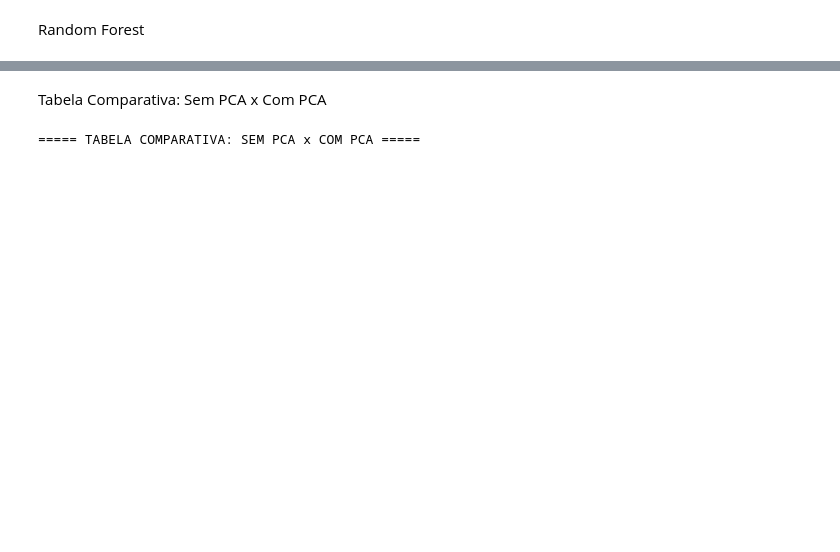
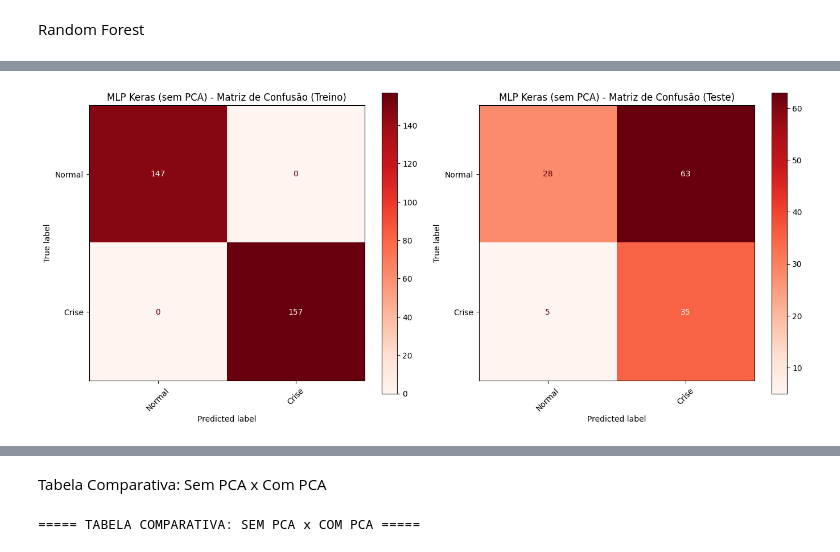
Before and after one commit to tcc-financial-crisis/treinamento-modelos-base-nova, a Jupyter notebook: treinamento_todas_features_no_grid_search.ipynb, the cells around one changed output, grey strips where cells are left out. Saved outputs shown, nothing was run; the diff lists cells and outputs as text; code cells hidden in the pictures; blank space fills up the shorter version.

```diff
--- a/treinamento_todas_features_no_grid_search.ipynb
+++ b/treinamento_todas_features_no_grid_search.ipynb
@@ -216,6 +216,9 @@ def avaliar_modelo(
         print(f"Memória utilizada: {memoria_mb:.2f} MB")
 
     # ===== ACUMULA RESULTADOS =====
+
+    # Remove entrada anterior do mesmo modelo, se existir (evita duplicata ao re-executar a célula)
+    resultados[:] = [r for r in resultados if r["modelo"] != nome_modelo]
     resultados.append({
         "modelo": nome_modelo,
         "accuracy": accuracy_score(y_test, y_pred_test),
@@ -919,0 +880,91 @@ plt.show()
+# %%
+import time
+import psutil
+import os
+from tensorflow.keras.models import Sequential
+from tensorflow.keras.layers import Dense
+
+process = psutil.Process(os.getpid())
+
+class KerasBinaryWrapper:
+    def __init__(self, model, threshold=0.5):
+        self.model = model
+        self.threshold = threshold
+
+    def predict(self, X):
+        probs = self.model.predict(X, verbose=0)
+        return (probs > self.threshold).astype(int).ravel()
+
+
+# ==========================
+# MLP (Keras) - sem PCA
+# ==========================
+
+mlp_keras = Sequential([
+    Dense(units=64, activation='relu', input_shape=[X_train_scaled.shape[1]]),
+    Dense(units=32, activation='relu'),
+    Dense(units=1, activation='sigmoid')
+])
+
+mlp_keras.compile(optimizer='adam', loss='binary_crossentropy', metrics=['accuracy'])
+
+mem_before = process.memory_info().rss / (1024 ** 2)
+inicio = time.time()
+mlp_keras.fit(X_train_scaled, y_train_no_pca, epochs=100, verbose=0)
+tempo_treino_mlp = time.time() - inicio
+memoria_mlp = process.memory_info().rss / (1024 ** 2) - mem_before
+
+mlp_wrapper = KerasBinaryWrapper(mlp_keras)
+
+inicio_pred = time.time()
+_ = mlp_wrapper.predict(X_test_scaled)
+tempo_predicao_mlp = time.time() - inicio_pred
+
+avaliar_modelo(
+    mlp_wrapper,
+    X_train_scaled,
+    X_test_scaled,
+    y_train_no_pca,
+    y_test_no_pca,
+    nome_modelo="MLP Keras (sem PCA)",
+    tempo_treino=tempo_treino_mlp,
+    tempo_predicao=tempo_predicao_mlp,
+    memoria_mb=memoria_mlp
+)
+
+# ==========================
+# MLP (Keras) - com PCA
+# ==========================
+
+mlp_keras_pca = Sequential([
+    Dense(units=64, activation='relu', input_shape=[X_train_pca.shape[1]]),
+    Dense(units=32, activation='relu'),
+    Dense(units=1, activation='sigmoid')
+])
+
+mlp_keras_pca.compile(optimizer='adam', loss='binary_crossentropy', metrics=['accuracy'])
+
+mem_before = process.memory_info().rss / (1024 ** 2)
+inicio = time.time()
+mlp_keras_pca.fit(X_train_pca, y_train_pca, epochs=100, verbose=0)
+tempo_treino_mlp_pca = time.time() - inicio
+memoria_mlp_pca = process.memory_info().rss / (1024 ** 2) - mem_before
+
+mlp_wrapper_pca = KerasBinaryWrapper(mlp_keras_pca)
+
+inicio_pred = time.time()
+_ = mlp_wrapper_pca.predict(X_test_pca)
+tempo_predicao_mlp_pca = time.time() - inicio_pred
+
+avaliar_modelo(
+    mlp_wrapper_pca,
+    X_train_pca,
+    X_test_pca,
+    y_train_pca,
+    y_test_pca,
+    nome_modelo="MLP Keras (PCA)",
+    tempo_treino=tempo_treino_mlp_pca,
+    tempo_predicao=tempo_predicao_mlp_pca,
+    memoria_mb=memoria_mlp_pca
+)
+# %% [output]
@@ -919,0 +989 @@ plt.show()
+[figure, added]
```
Also changed, not shown: parts of 10 cells of this notebook, 1 other file.
